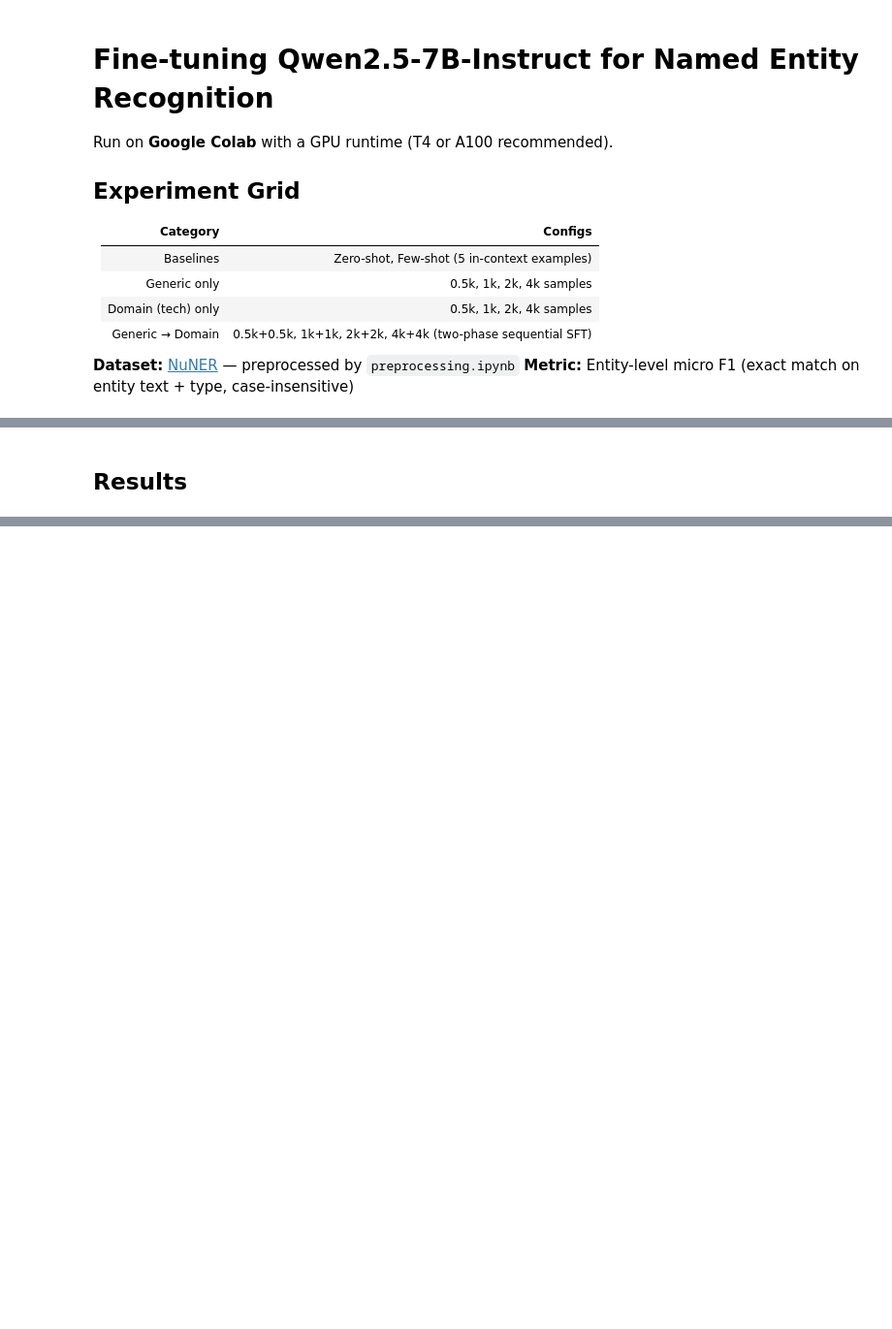
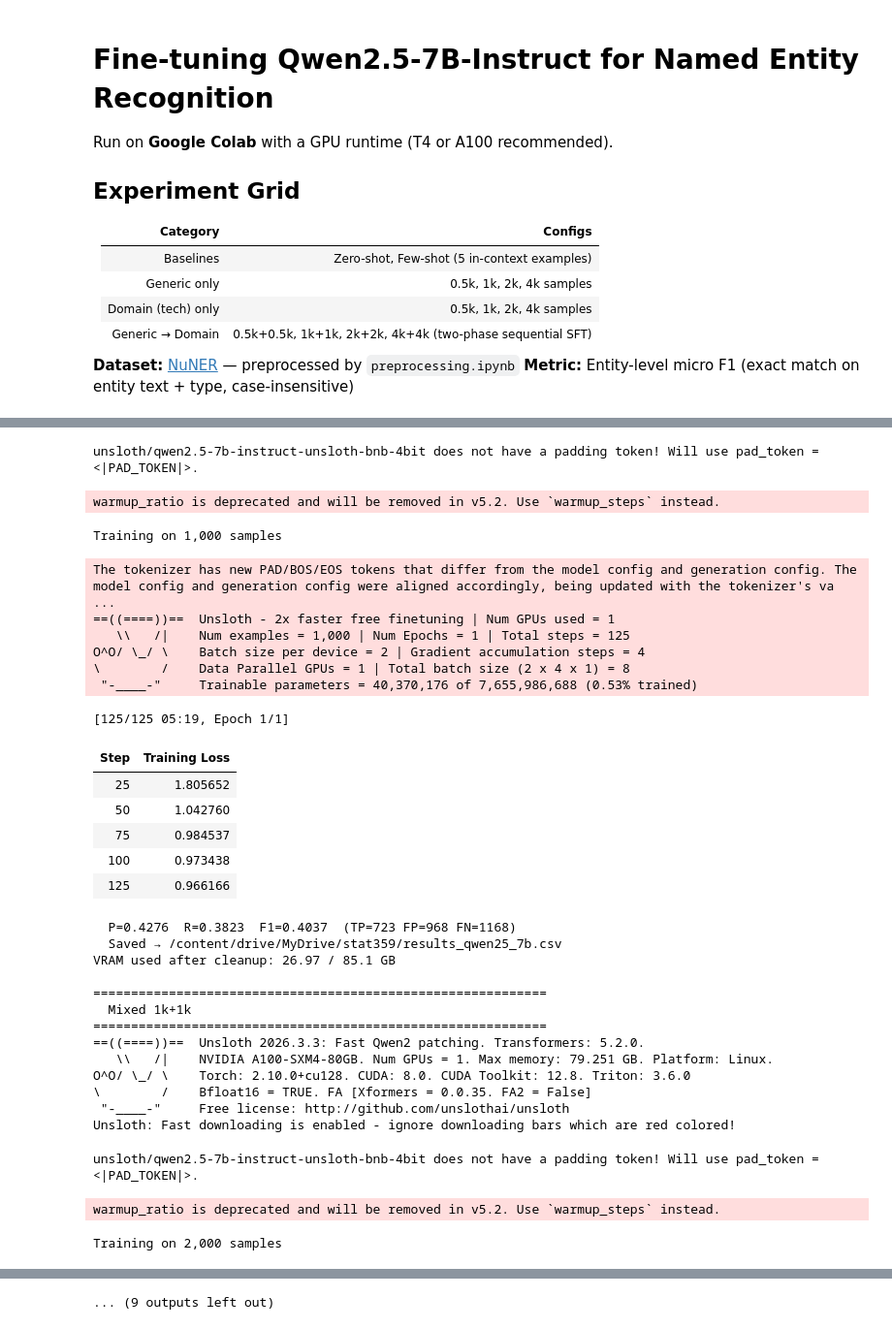
Before and after one commit to Dededon/stat359-project, a Jupyter notebook: finetune_qwen25_7b.ipynb, the cells around one changed output, grey strips where cells are left out. Shown at 97% size. Saved outputs shown, nothing was run; the diff lists cells and outputs as text; code cells hidden in the pictures; blank space fills up the shorter version.

```diff
--- a/finetune_qwen25_7b.ipynb
+++ b/finetune_qwen25_7b.ipynb
@@ -79,9 +146,11 @@ def generate_response(
         messages.append({"role": "assistant", "content": ex["output"]})
     messages.append({"role": "user", "content": input_text})
 
-    input_ids = tokenizer.apply_chat_template(
+    encoded = tokenizer.apply_chat_template(
         messages, tokenize=True, add_generation_prompt=True, return_tensors="pt"
-    ).to(model.device)
+    )
+    # Transformers ≥5.x returns BatchEncoding; extract input_ids tensor
+    input_ids = encoded["input_ids"].to(model.device) if hasattr(encoded, "keys") else encoded.to(model.device)
 
     with torch.inference_mode():
         output_ids = model.generate(
@@ -101,13 +172,9 @@ print("Utilities loaded.")
 # ── Load preprocessed data ────────────────────────────────────────────────────
 # Run preprocessing.ipynb first to generate these files.
 
-general_df   = pd.read_parquet(DATA_DIR / "general_entity.parquet")
-domain_train = pd.read_parquet(DATA_DIR / "tech_entity.parquet")
-
-# Reserve 500 samples as a fixed test set; use the rest as the generic train pool
-test_df      = general_df.sample(500, random_state=SEED)
-generic_train = general_df.drop(test_df.index).reset_index(drop=True)
-test_df       = test_df.reset_index(drop=True)
+generic_train = pd.read_parquet(DATA_DIR / "generic_train.parquet")
+domain_train  = pd.read_parquet(DATA_DIR / "domain_train.parquet")
+test_df       = pd.read_parquet(DATA_DIR / "test.parquet")
 
 # Optional: subsample test set for faster evaluation
 if EVAL_SAMPLE and len(test_df) > EVAL_SAMPLE:
@@ -458,7 +432,6 @@ EXPERIMENTS = [
     ("seq_500_500",  "Generic→Domain 0.5k+0.5k",  500,  500,  True),
     ("seq_1k_1k",    "Generic→Domain 1k+1k",     1000, 1000,  True),
     ("seq_2k_2k",    "Generic→Domain 2k+2k",     2000, 2000,  True),
-    ("seq_4k_4k",    "Generic→Domain 4k+4k",     4000, 4000,  True),
 ]
 
 
@@ -467,6 +440,7 @@ def run_experiment(name, description, generic_n, domain_n, sequential):
     Run a single SFT experiment:
     - Reloads base model from scratch for a clean comparison.
     - Sequential configs fine-tune on generic first, then domain (same model object).
+    - Mixed configs (both > 0, sequential=False) concatenate and shuffle.
     - Results are appended to RESULTS_CSV after each experiment.
     """
     print(f"\n{'='*60}")
@@ -492,7 +466,12 @@ def run_experiment(name, description, generic_n, domain_n, sequential):
             print(f"Phase 2 — {len(d_df):,} domain samples")
             model = train_on_dataset(model, tokenizer, d_df, run_dir=f"./runs/{name}_p2")
     else:
-        if generic_n > 0:
+        if generic_n > 0 and domain_n > 0:
+            # Mixed: combine generic + domain and shuffle
+            g_df = generic_train.sample(min(generic_n, len(generic_train)), random_state=SEED)
+            d_df = domain_train.sample(min(domain_n, len(domain_train)), random_state=SEED)
+            df = pd.concat([g_df, d_df]).sample(frac=1, random_state=SEED).reset_index(drop=True)
+        elif generic_n > 0:
             df = generic_train.sample(min(generic_n, len(generic_train)), random_state=SEED)
         else:
             df = domain_train.sample(min(domain_n, len(domain_train)), random_state=SEED)
@@ -531,2 +554,20 @@ print("\nAll experiments complete!")
-# %% [markdown]
-## Results
+# %%
+# ── Mixed (shuffled) experiments ──────────────────────────────────────────────
+MIXED_EXPERIMENTS = [
+    ("mix_500_500",  "Mixed 0.5k+0.5k",  500,  500,  False),
+    ("mix_1k_1k",    "Mixed 1k+1k",      1000, 1000, False),
+    ("mix_2k_2k",    "Mixed 2k+2k",      2000, 2000, False),
+]
+
+completed = set()
+if RESULTS_CSV.exists():
+    completed = set(pd.read_csv(RESULTS_CSV)["experiment"].tolist())
+
+for name, description, generic_n, domain_n, sequential in MIXED_EXPERIMENTS:
+    if name in completed:
+        print(f"  [skip] {description}")
+        continue
+    run_experiment(name, description, generic_n, domain_n, sequential)
+
+print("\nAll mixed experiments complete!")
+# %% [output]
@@ -532,0 +583,32 @@ print("\nAll experiments complete!")
+unsloth/qwen2.5-7b-instruct-unsloth-bnb-4bit does not have a padding token! Will use pad_token = <|PAD_TOKEN|>.
+warmup_ratio is deprecated and will be removed in v5.2. Use `warmup_steps` instead.
+Training on 1,000 samples
+The tokenizer has new PAD/BOS/EOS tokens that differ from the model config and generation config. The model config and generation config were aligned accordingly, being updated with the tokenizer's va ...
+==((====))==  Unsloth - 2x faster free finetuning | Num GPUs used = 1
+   \\   /|    Num examples = 1,000 | Num Epochs = 1 | Total steps = 125
+O^O/ \_/ \    Batch size per device = 2 | Gradient accumulation steps = 4
+\        /    Data Parallel GPUs = 1 | Total batch size (2 x 4 x 1) = 8
+ "-____-"     Trainable parameters = 40,370,176 of 7,655,986,688 (0.53% trained)
+[125/125 05:19, Epoch 1/1]
+| Step | Training Loss |
+| 25 | 1.805652 |
+| 50 | 1.042760 |
+| 75 | 0.984537 |
+| 100 | 0.973438 |
+| 125 | 0.966166 |
+  P=0.4276  R=0.3823  F1=0.4037  (TP=723 FP=968 FN=1168)
+  Saved → /content/drive/MyDrive/stat359/results_qwen25_7b.csv
+VRAM used after cleanup: 26.97 / 85.1 GB
+
+============================================================
+  Mixed 1k+1k
+============================================================
+==((====))==  Unsloth 2026.3.3: Fast Qwen2 patching. Transformers: 5.2.0.
+   \\   /|    NVIDIA A100-SXM4-80GB. Num GPUs = 1. Max memory: 79.251 GB. Platform: Linux.
+O^O/ \_/ \    Torch: 2.10.0+cu128. CUDA: 8.0. CUDA Toolkit: 12.8. Triton: 3.6.0
+\        /    Bfloat16 = TRUE. FA [Xformers = 0.0.35. FA2 = False]
+ "-____-"     Free license: http://github.com/unslothai/unsloth
+Unsloth: Fast downloading is enabled - ignore downloading bars which are red colored!
+unsloth/qwen2.5-7b-instruct-unsloth-bnb-4bit does not have a padding token! Will use pad_token = <|PAD_TOKEN|>.
+warmup_ratio is deprecated and will be removed in v5.2. Use `warmup_steps` instead.
+Training on 2,000 samples
@@ -532,0 +621 @@ print("\nAll experiments complete!")
+... (9 outputs left out)
```
Also changed, not shown: parts of 26 cells of this notebook, 2 other files.
